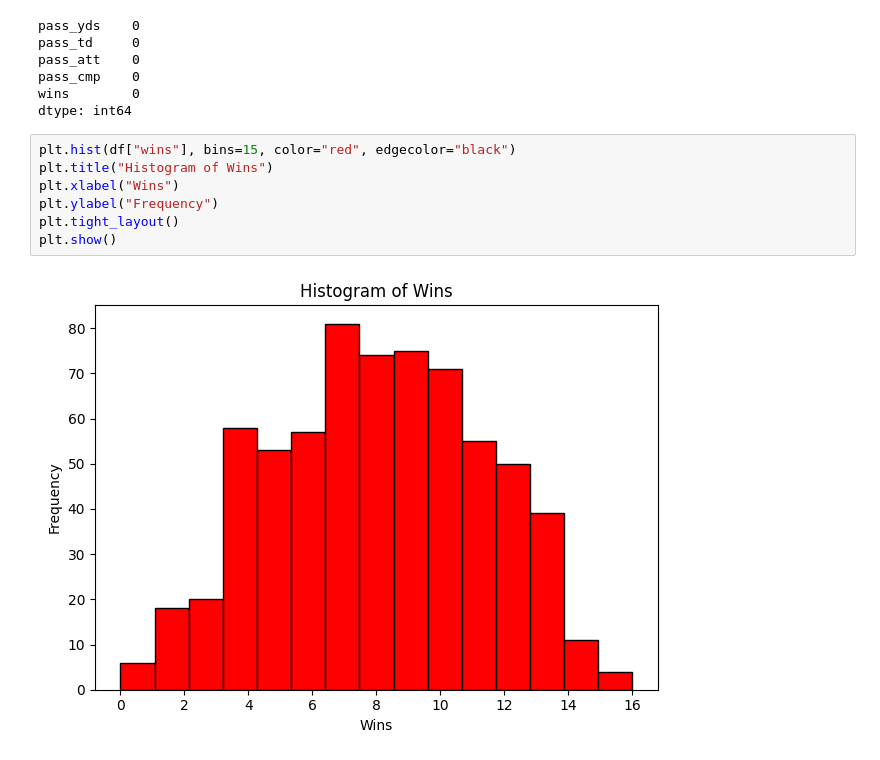
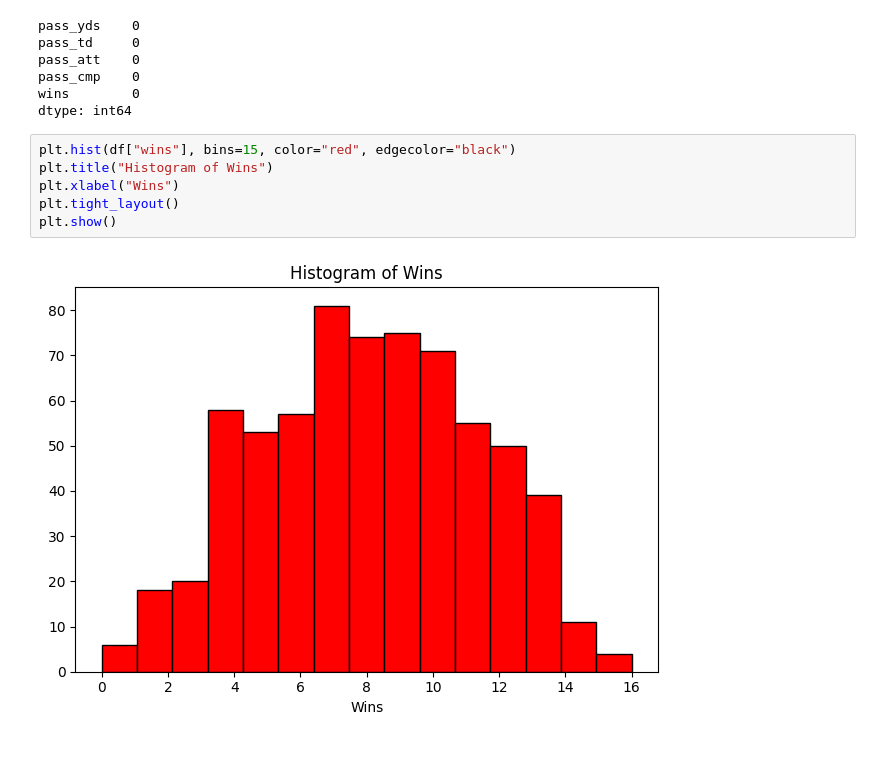
Before and after one commit to ss2jak/applied-ml-Jakiel, a Jupyter notebook: notebooks/NFL.ipynb, the cells around one changed output. Cells and saved outputs as stored; diff of their text form.

```diff
--- a/notebooks/NFL.ipynb
+++ b/notebooks/NFL.ipynb
@@ -81,12 +79,11 @@ dtype: int64
 # %%
 plt.hist(df["wins"], bins=15, color="red", edgecolor="black")
 plt.title("Histogram of Wins")
 plt.xlabel("Wins")
-plt.ylabel("Frequency")
 plt.tight_layout()
 plt.show()
 # %% [output]
-[figure, old version]
+[figure, new version]
 # %%
 plt.hist(df["pass_td"], bins=15, color="green", edgecolor="black")
 plt.title("Histogram of Passing Touchdowns")
```
Also changed, not shown: parts of 2 cells of this notebook.
